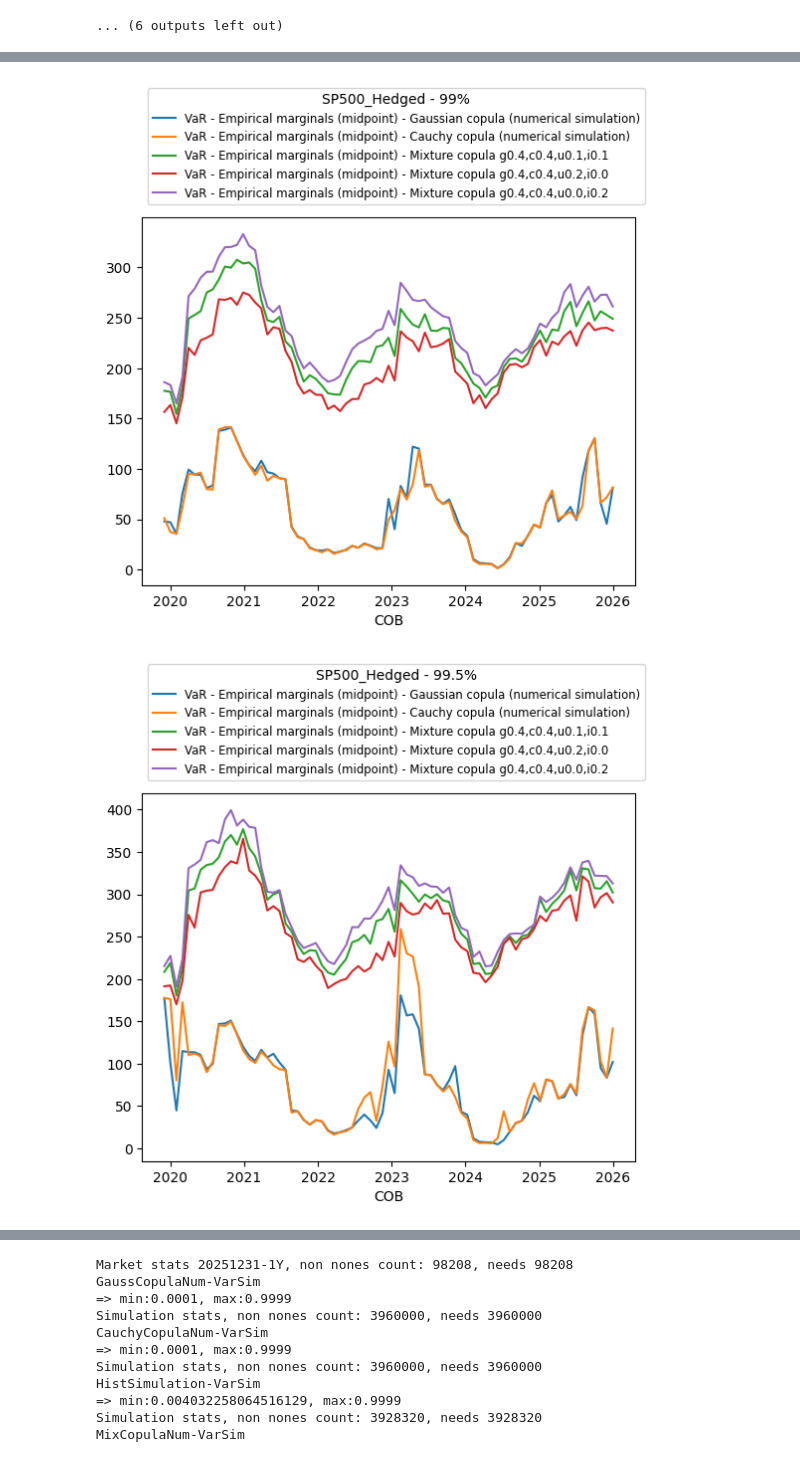
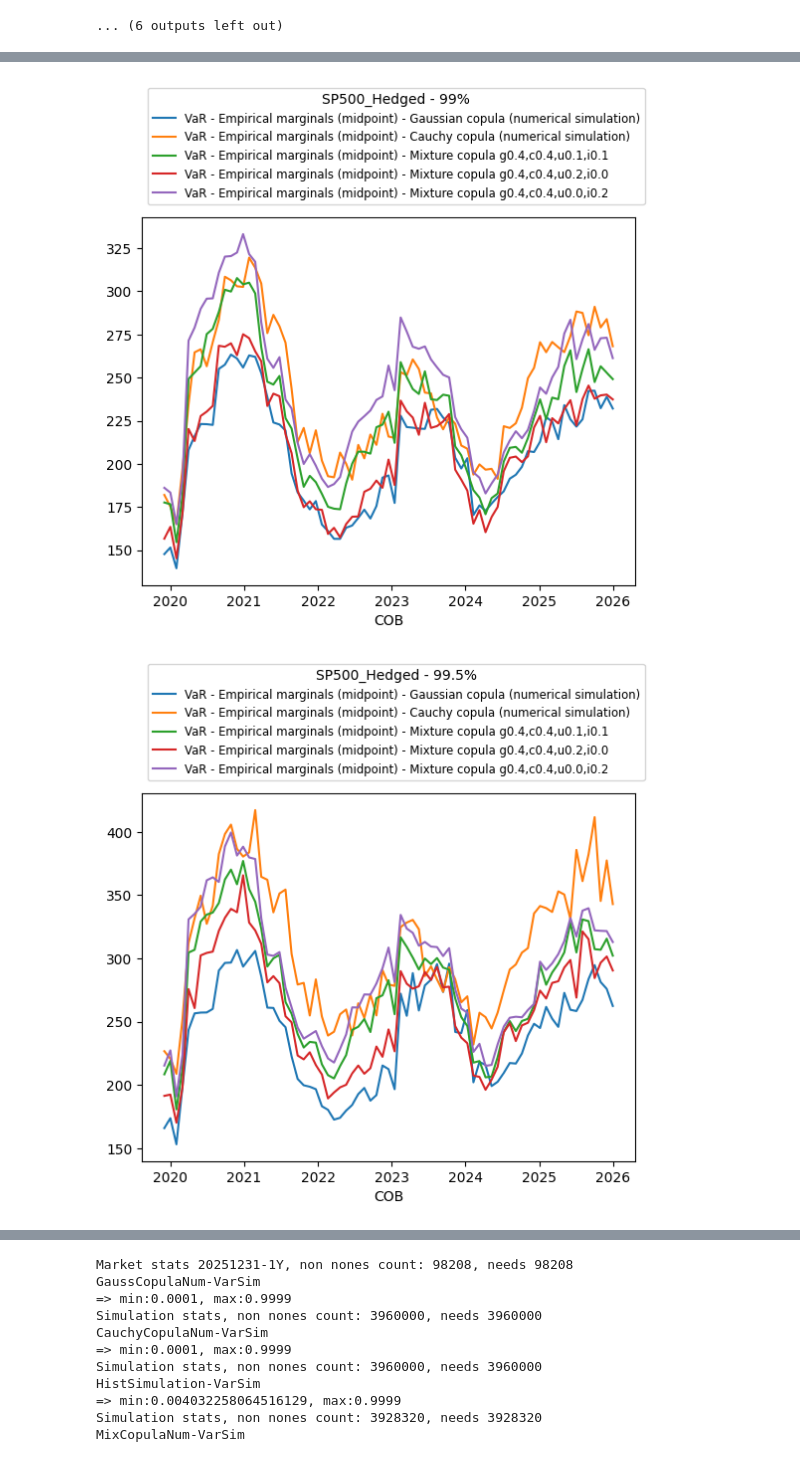
Before and after one commit to SergioArkhypov/MLCopula, a Jupyter notebook: code/study_copula_and_var.ipynb, the cells around one changed output, grey strips where cells are left out. Drawn from its saved outputs; the diff is of its cells as text; code cells hidden in the pictures.

```diff
--- a/code/study_copula_and_var.ipynb
+++ b/code/study_copula_and_var.ipynb
@@ -86,6 +86,7 @@ import matplotlib.pyplot as plt
 
 relpath = os.path.dirname(os.path.abspath(''))
 ptf_name = 'SP500_Hedged' # 'SP500_Hedged', 'SP500_LongAll', 'SP500_ShortAll'
+direct = -1.0 if ptf_name=="SP500_ShortAll" else 1.0
 output_path_part = 'C:\\Temp'
 #meth_list = [('GaussCopulaNum', 'VarSim'), ('CauchyCopulaNum', 'VarSim'), ('HistSimulation', 'VarSim'), ('MixCopulaNum', 'VarSim', [0.4, 0.4, 0.1, 0.1]), ('SkewCopulaNum', 'VarSim', [0.95]*484)]
 meth_list = [('GaussCopulaNum', 'VarSim'), ('CauchyCopulaNum', 'VarSim'), ('MixCopulaNum', 'VarSim', [0.4, 0.4, 0.1, 0.1]), ('MixCopulaNum', 'VarSim', [0.4, 0.4, 0.2, 0.0]), ('MixCopulaNum', 'VarSim', [0.4, 0.4, 0.0, 0.2])]
@@ -112,7 +113,7 @@ for i in range(75):
         print(f'{meth[0]}-{meth[1]}')
         copula = getattr(js, meth[0])
 
-        joint_sim = copula(returns, [-1.0]*len(ptf_names), seed=0) if meth[0] not in ['MixCopulaNum', 'SkewCopulaNum'] else copula(returns, [-1.0]*len(ptf_names), seed=0, weights=meth[2])
+        joint_sim = copula(returns, [direct]*len(ptf_names), seed=0) if meth[0] not in ['MixCopulaNum', 'SkewCopulaNum'] else copula(returns, [direct]*len(ptf_names), seed=0, weights=meth[2])
 
         var_meth = getattr(v, meth[1])
         port_sim = var_meth(returns, market.spot, joint_sim, np.array(ptf_wghts), method='midpoint')
@@ -181,13 +182,13 @@ CauchyCopulaNum-VarSim
 Simulation stats, non nones count: 4840000, needs 4840000
 MixCopulaNum-VarSim
 => min:0.0001, max:0.9999
 Simulation stats, non nones count: 4840000, needs 4840000
 MixCopulaNum-VarSim
 => min:0.0001, max:0.9999
 ... (1184 lines left out)
 Simulation stats, non nones count: 4840000, needs 4840000
 MixCopulaNum-VarSim
 => min:0.0001, max:0.9999
 Simulation stats, non nones count: 4840000, needs 4840000
-[figure, old version]
+[figure, new version]
-[figure, old version]
+[figure, new version]
```
Also changed, not shown: parts of 1 cell of this notebook, 13 other files.
